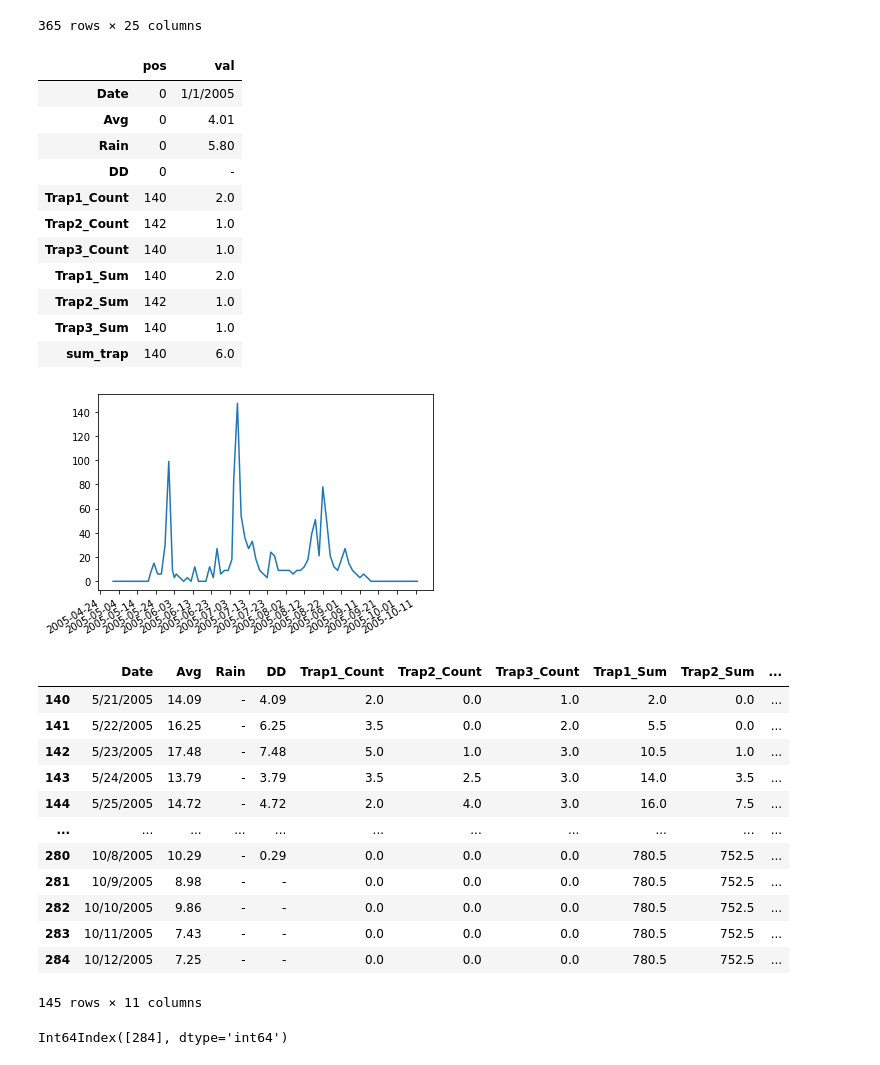
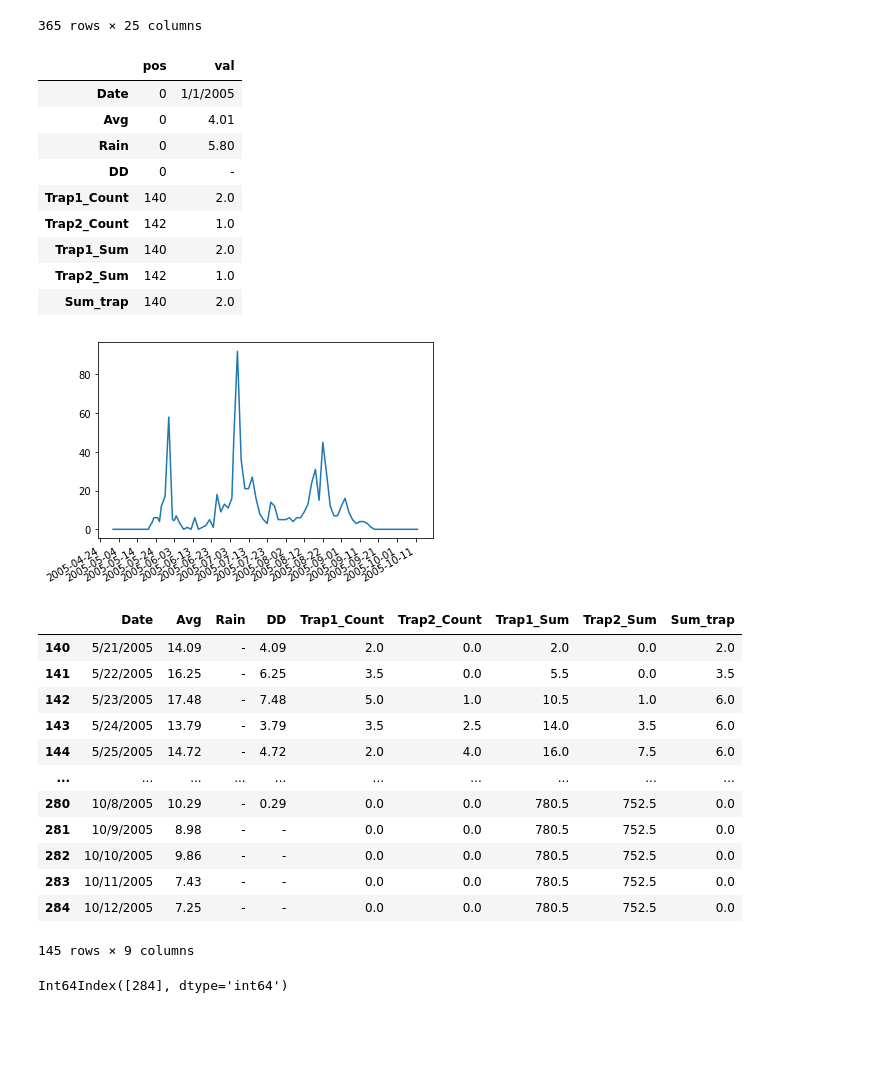
Before and after one commit to Ligerd/research_project, a Jupyter notebook: code/data_analisis.ipynb, the cells around one changed output. Cells and saved outputs as stored; diff of their text form; code cells hidden in the pictures; blank space fills up the shorter version.

Commit message:
Data preperation finish

```diff
--- a/code/data_analisis.ipynb
+++ b/code/data_analisis.ipynb
@@ -27,21 +27,24 @@ data_2005
 # needed_columns = ['Date', 'Avg', 'Trap1_Count','Trap2_Count','Trap3_Count']
 
 # df = data_2005.filter(['Date', 'Avg', 'Trap1_Count','Trap2_Count','Trap3_Count'], axis=1)
-df = data_2005.filter(['Date', 'Avg', 'Rain', 'DD', 'Trap1_Count','Trap2_Count','Trap3_Count'])
+# df = data_2005.filter(['Date', 'Avg', 'Rain', 'DD', 'Trap1_Count','Trap2_Count','Trap3_Count'])
+
+df = data_2005.filter(['Date', 'Avg', 'Rain', 'DD', 'Trap1_Count','Trap2_Count'])
 # %%
 # prepared_data['Trap3_Count'].count()
 # %%
 # df.update(df[needed_columns[2:]].fillna(0))
 df["Trap1_Count"].where(df["Trap1_Count"] == 0.0, other=(df["Trap1_Count"].fillna(method='ffill') + df["Trap1_Count"].fillna(method='bfill'))/2, inplace=True)
 df["Trap2_Count"].where(df["Trap2_Count"] == 0.0, other=(df["Trap2_Count"].fillna(method='ffill') + df["Trap2_Count"].fillna(method='bfill'))/2, inplace=True)
-df["Trap3_Count"].where(df["Trap3_Count"] == 0.0, other=(df["Trap3_Count"].fillna(method='ffill') + df["Trap3_Count"].fillna(method='bfill'))/2, inplace=True)
+# df["Trap3_Count"].where(df["Trap3_Count"] == 0.0, other=(df["Trap3_Count"].fillna(method='ffill') + df["Trap3_Count"].fillna(method='bfill'))/2, inplace=True)
 df = df.fillna(0)
 df["Trap1_Sum"] = df["Trap1_Count"].cumsum()
 df["Trap2_Sum"] = df["Trap2_Count"].cumsum()
-df["Trap3_Sum"] = df["Trap3_Count"].cumsum()
+# df["Trap3_Sum"] = df["Trap3_Count"].cumsum()
 # %%
 # df['sum_trap'] = df[needed_columns[2:]].sum(axis=1)
-df['sum_trap'] = df[["Trap1_Count", "Trap1_Count", "Trap1_Count"]].sum(axis=1)
+# df['Sum_trap'] = df[["Trap1_Count", "Trap2_Count", "Trap3_Count"]].sum(axis=1)
+df['Sum_trap'] = df[["Trap1_Count", "Trap2_Count"]].sum(axis=1)
 # %%
 df.ne(0).idxmax().to_frame('pos').assign(val=lambda d: df.lookup(d.pos, d.index))
 # %% [output]
@@ -52,40 +55,38 @@ df.ne(0).idxmax().to_frame('pos').assign(val=lambda d: df.lookup(d.pos, d.index)
 | DD | 0 | - |
 | Trap1_Count | 140 | 2.0 |
 | Trap2_Count | 142 | 1.0 |
-| Trap3_Count | 140 | 1.0 |
 | Trap1_Sum | 140 | 2.0 |
 | Trap2_Sum | 142 | 1.0 |
-| Trap3_Sum | 140 | 1.0 |
-| sum_trap | 140 | 6.0 |
+| Sum_trap | 140 | 2.0 |
 # %%
 df = df.loc[120:284]
 # df = df.loc[120:140]
 # %%
 import matplotlib.dates as mdates
 x_values = [datetime.datetime.strptime(d,"%m/%d/%Y").date() for d in df['Date']]
 plt.gca().xaxis.set_major_formatter(mdates.DateFormatter('%Y-%m-%d'))
 plt.gca().xaxis.set_major_locator(mdates.DayLocator(interval=10))
-plt.plot(x_values,df['sum_trap'])
+plt.plot(x_values,df['Sum_trap'])
 plt.gcf().autofmt_xdate()
 plt.show()
 # %% [output]
-[figure, old version]
+[figure, new version]
 # %%
 df.loc[140:284]
 # %% [output]
-|  | Date | Avg | Rain | DD | Trap1_Count | Trap2_Count | Trap3_Count | Trap1_Sum | Trap2_Sum | ... |
-| 140 | 5/21/2005 | 14.09 | - | 4.09 | 2.0 | 0.0 | 1.0 | 2.0 | 0.0 | ... |
-| 141 | 5/22/2005 | 16.25 | - | 6.25 | 3.5 | 0.0 | 2.0 | 5.5 | 0.0 | ... |
-| 142 | 5/23/2005 | 17.48 | - | 7.48 | 5.0 | 1.0 | 3.0 | 10.5 | 1.0 | ... |
-| 143 | 5/24/2005 | 13.79 | - | 3.79 | 3.5 | 2.5 | 3.0 | 14.0 | 3.5 | ... |
-| 144 | 5/25/2005 | 14.72 | - | 4.72 | 2.0 | 4.0 | 3.0 | 16.0 | 7.5 | ... |
-| ... | ... | ... | ... | ... | ... | ... | ... | ... | ... | ... |
-| 280 | 10/8/2005 | 10.29 | - | 0.29 | 0.0 | 0.0 | 0.0 | 780.5 | 752.5 | ... |
-| 281 | 10/9/2005 | 8.98 | - | - | 0.0 | 0.0 | 0.0 | 780.5 | 752.5 | ... |
-| 282 | 10/10/2005 | 9.86 | - | - | 0.0 | 0.0 | 0.0 | 780.5 | 752.5 | ... |
-| 283 | 10/11/2005 | 7.43 | - | - | 0.0 | 0.0 | 0.0 | 780.5 | 752.5 | ... |
-| 284 | 10/12/2005 | 7.25 | - | - | 0.0 | 0.0 | 0.0 | 780.5 | 752.5 | ... |
+|  | Date | Avg | Rain | DD | Trap1_Count | Trap2_Count | Trap1_Sum | Trap2_Sum | Sum_trap |
+| 140 | 5/21/2005 | 14.09 | - | 4.09 | 2.0 | 0.0 | 2.0 | 0.0 | 2.0 |
+| 141 | 5/22/2005 | 16.25 | - | 6.25 | 3.5 | 0.0 | 5.5 | 0.0 | 3.5 |
+| 142 | 5/23/2005 | 17.48 | - | 7.48 | 5.0 | 1.0 | 10.5 | 1.0 | 6.0 |
+| 143 | 5/24/2005 | 13.79 | - | 3.79 | 3.5 | 2.5 | 14.0 | 3.5 | 6.0 |
+| 144 | 5/25/2005 | 14.72 | - | 4.72 | 2.0 | 4.0 | 16.0 | 7.5 | 6.0 |
+| ... | ... | ... | ... | ... | ... | ... | ... | ... | ... |
+| 280 | 10/8/2005 | 10.29 | - | 0.29 | 0.0 | 0.0 | 780.5 | 752.5 | 0.0 |
+| 281 | 10/9/2005 | 8.98 | - | - | 0.0 | 0.0 | 780.5 | 752.5 | 0.0 |
+| 282 | 10/10/2005 | 9.86 | - | - | 0.0 | 0.0 | 780.5 | 752.5 | 0.0 |
+| 283 | 10/11/2005 | 7.43 | - | - | 0.0 | 0.0 | 780.5 | 752.5 | 0.0 |
+| 284 | 10/12/2005 | 7.25 | - | - | 0.0 | 0.0 | 780.5 | 752.5 | 0.0 |
-145 rows × 11 columns
+145 rows × 9 columns
 # %%
 df.index[df['Date'] == '10/12/2005']
 # %% [output]
```
Also changed, not shown: parts of 5 cells of this notebook, 6 other files.
